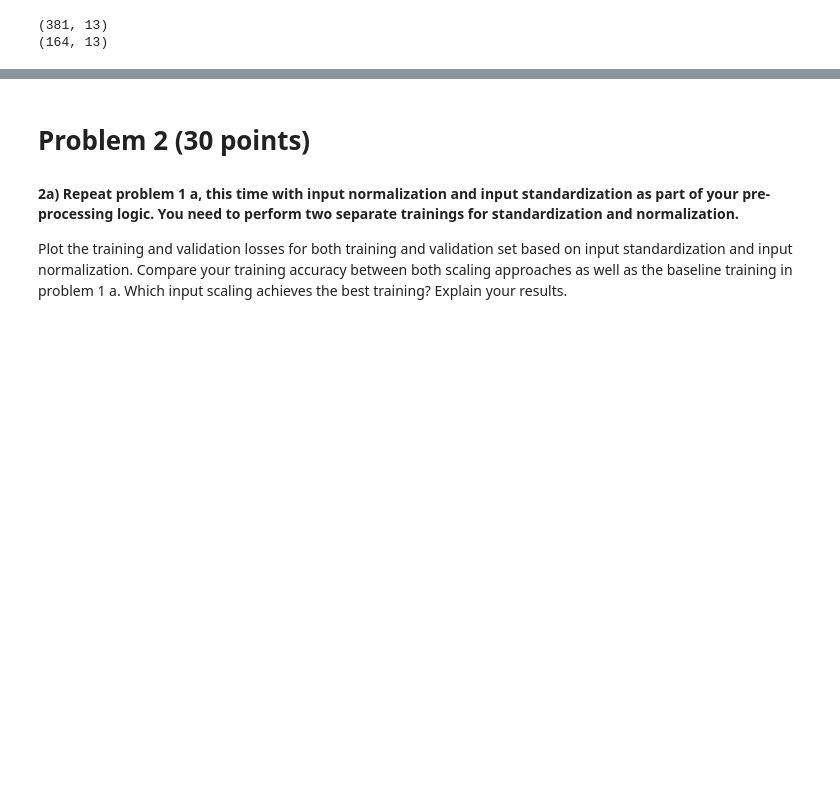
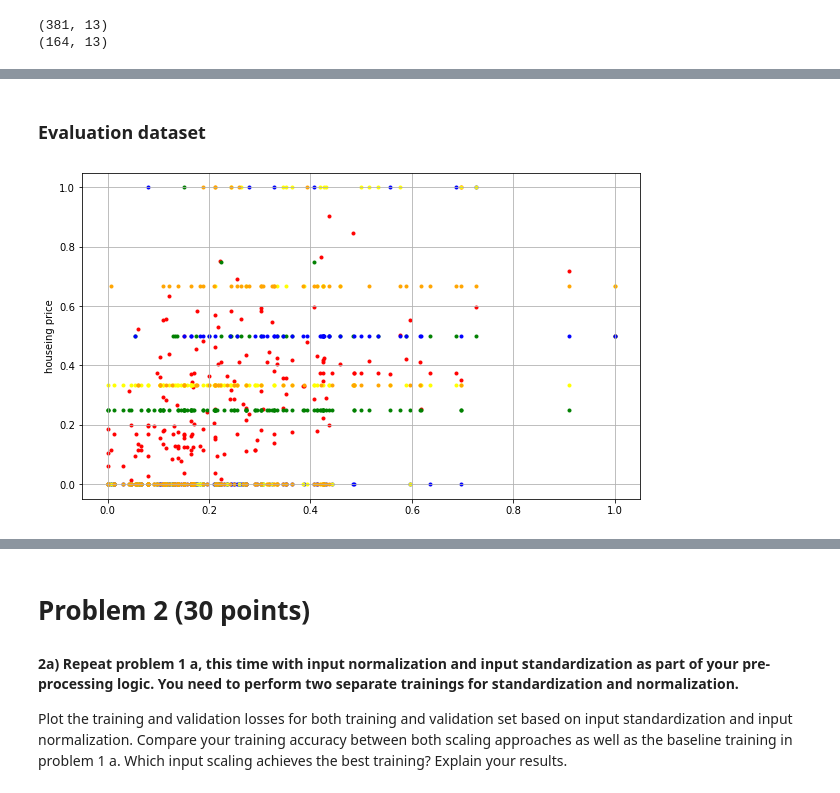
Before and after one commit to ric3b0wl/ECGR4105-IntroML, a Jupyter notebook: hw1/hw1.ipynb, the cells around one changed output, grey strips where cells are left out. Saved outputs shown, nothing was run; the diff lists cells and outputs as text; code cells hidden in the pictures; blank space fills up the shorter version.

```diff
--- a/hw1/hw1.ipynb
+++ b/hw1/hw1.ipynb
@@ -247,0 +280,23 @@ def array_mgmt(var, x_0, x_1):
+# %% [markdown]
+### Evaluation dataset
+# %%
+area_E = df_Newtest.values[:, 0]
+bedrooms_E = df_Newtest.values[:, 1]
+bathrooms_E = df_Newtest.values[:, 2]
+stories_E = df_Newtest.values[:, 3]
+parking_E = df_Newtest.values[:, 4]
+
+price_E = df_Newtest.values[:, 5] # price is y, the output of predication
+
+
+plt.scatter(price_E, area_E, color='red', marker='.')
+plt.scatter(price_E, bedrooms_E, color='green', marker='.')
+plt.scatter(price_E, bathrooms_E, color='blue', marker='.')
+plt.scatter(price_E, stories_E, color='yellow', marker='.')
+plt.scatter(price_E, parking_E, color='orange', marker='.')
+plt.grid()
+plt.rcParams["figure.figsize"] = (15,10)
+plt.ylabel('houseing price')
+plt.show()
+# %% [output]
+[figure, added]
```
Also changed, not shown: parts of 27 cells of this notebook.
